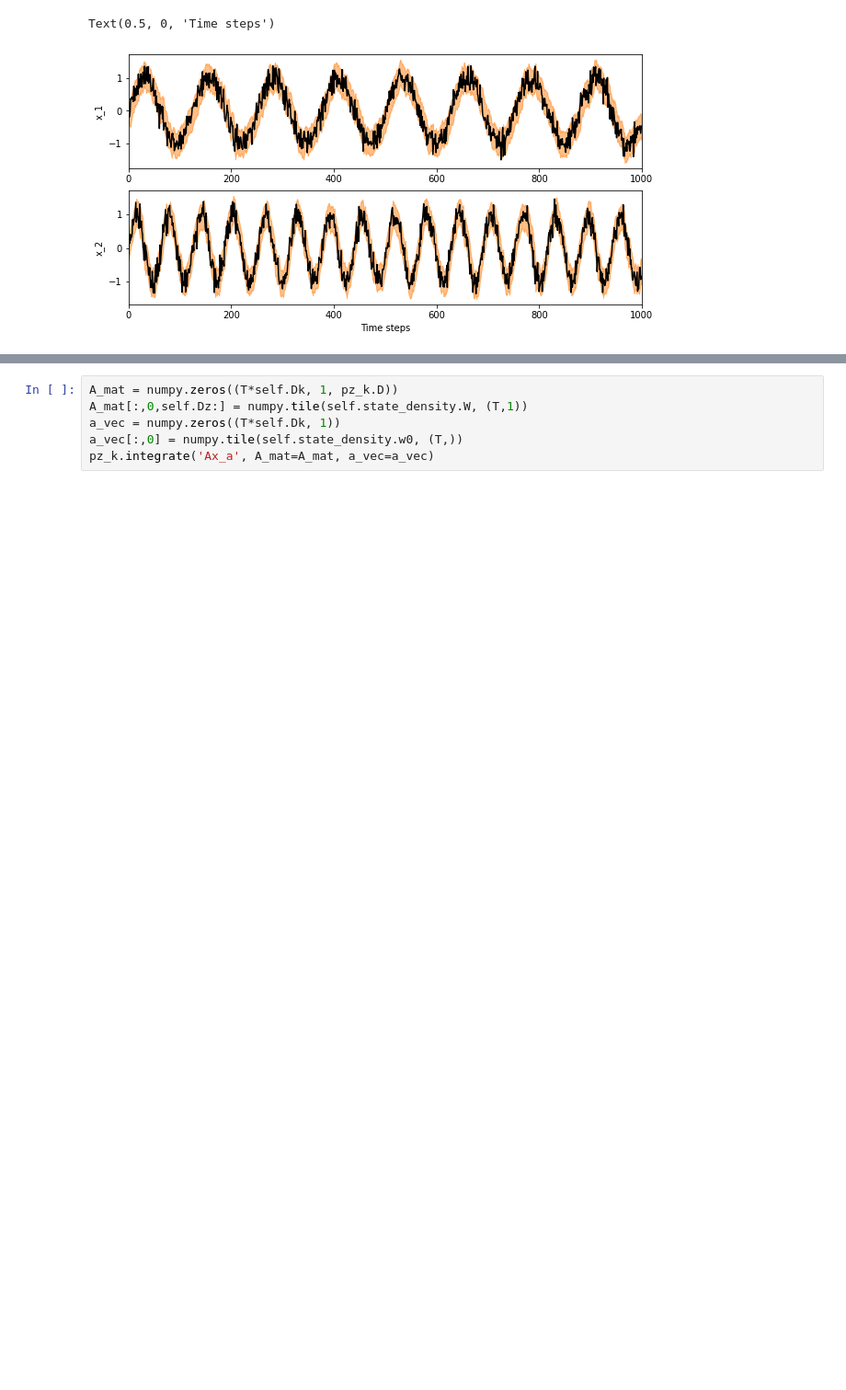
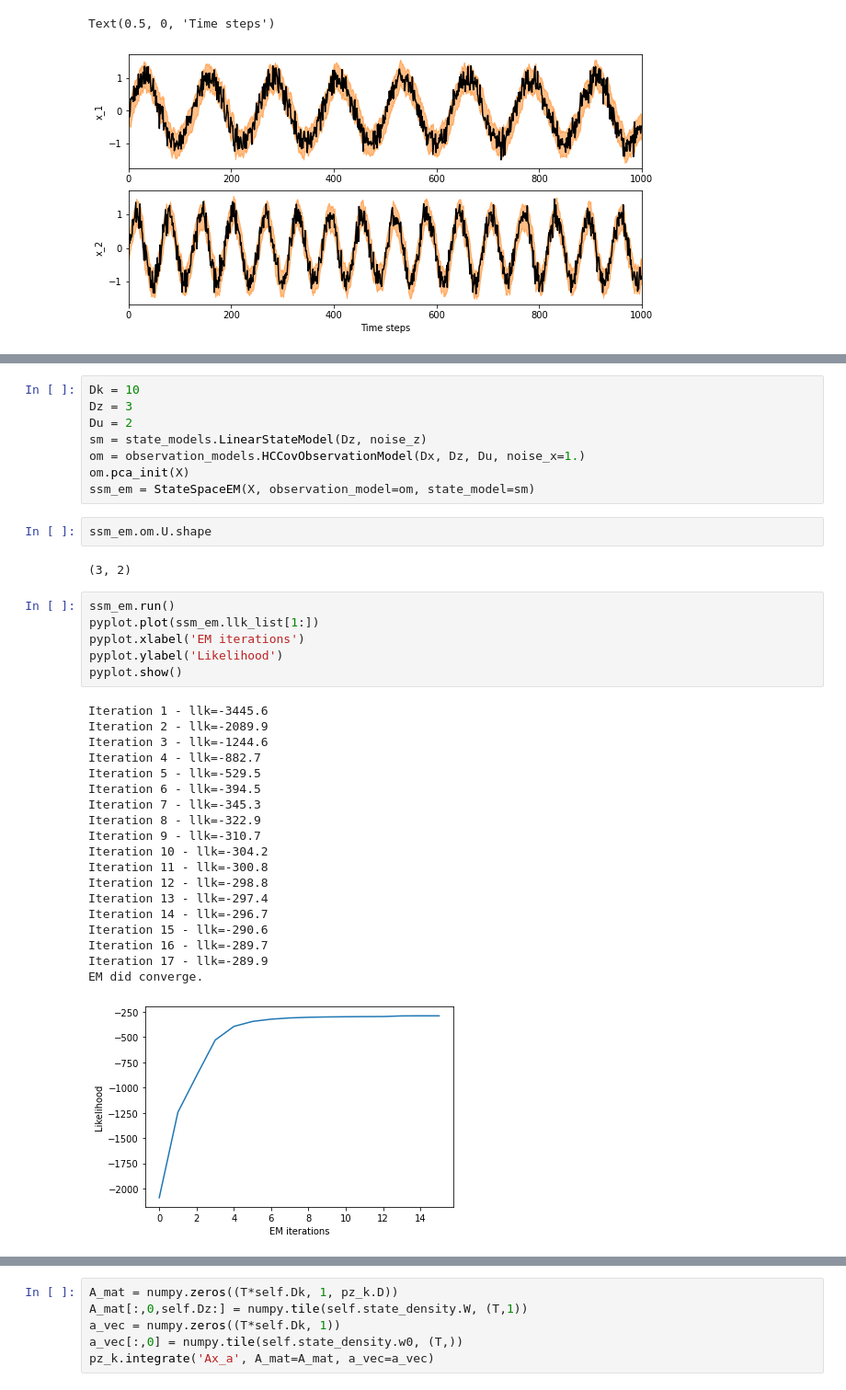
Before and after one commit to christiando/gaussian-toolbox, a Jupyter notebook: notebooks/timeseries/SSMExamples.ipynb, the cells around one changed output, grey strips where cells are left out. Shown: that part at 92% size. Saved outputs shown, nothing was run; the diff lists cells and outputs as text; blank space fills up the shorter version.

```diff
--- a/notebooks/timeseries/SSMExamples.ipynb
+++ b/notebooks/timeseries/SSMExamples.ipynb
@@ -172,0 +113,38 @@ autograd.builtins.dict
+# %%
+Dk = 10
+Dz = 3
+Du = 2
+sm = state_models.LinearStateModel(Dz, noise_z)
+om = observation_models.HCCovObservationModel(Dx, Dz, Du, noise_x=1.)
+om.pca_init(X)
+ssm_em = StateSpaceEM(X, observation_model=om, state_model=sm)
+# %%
+ssm_em.om.U.shape
+# %% [output]
+(3, 2)
+# %%
+ssm_em.run()
+pyplot.plot(ssm_em.llk_list[1:])
+pyplot.xlabel('EM iterations')
+pyplot.ylabel('Likelihood')
+pyplot.show()
+# %% [output]
+Iteration 1 - llk=-3445.6
+Iteration 2 - llk=-2089.9
+Iteration 3 - llk=-1244.6
+Iteration 4 - llk=-882.7
+Iteration 5 - llk=-529.5
+Iteration 6 - llk=-394.5
+Iteration 7 - llk=-345.3
+Iteration 8 - llk=-322.9
+Iteration 9 - llk=-310.7
+Iteration 10 - llk=-304.2
+Iteration 11 - llk=-300.8
+Iteration 12 - llk=-298.8
+Iteration 13 - llk=-297.4
+Iteration 14 - llk=-296.7
+Iteration 15 - llk=-290.6
+Iteration 16 - llk=-289.7
+Iteration 17 - llk=-289.9
+EM did converge.
+[figure, added]
```
Also changed, not shown: parts of 12 cells of this notebook.
